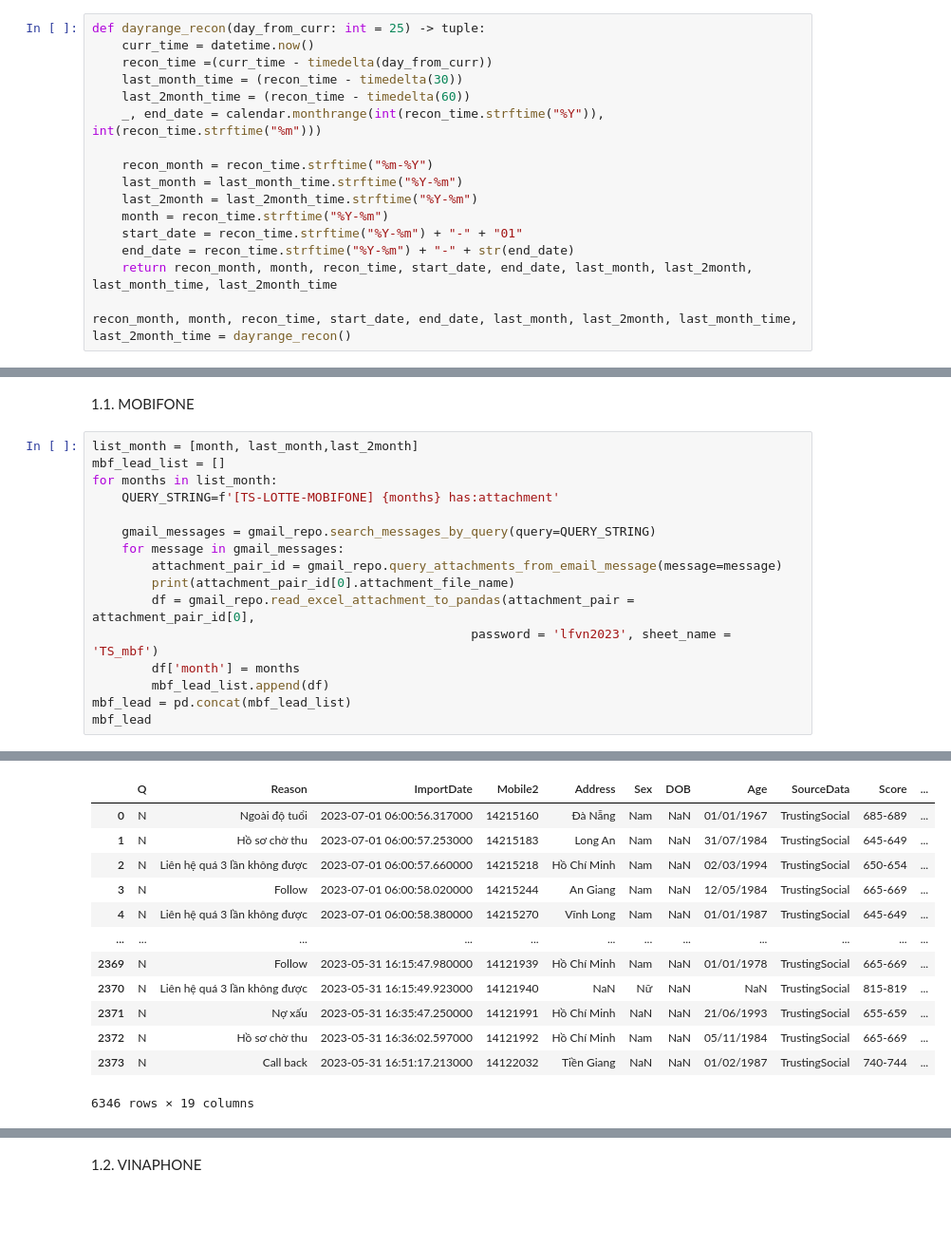
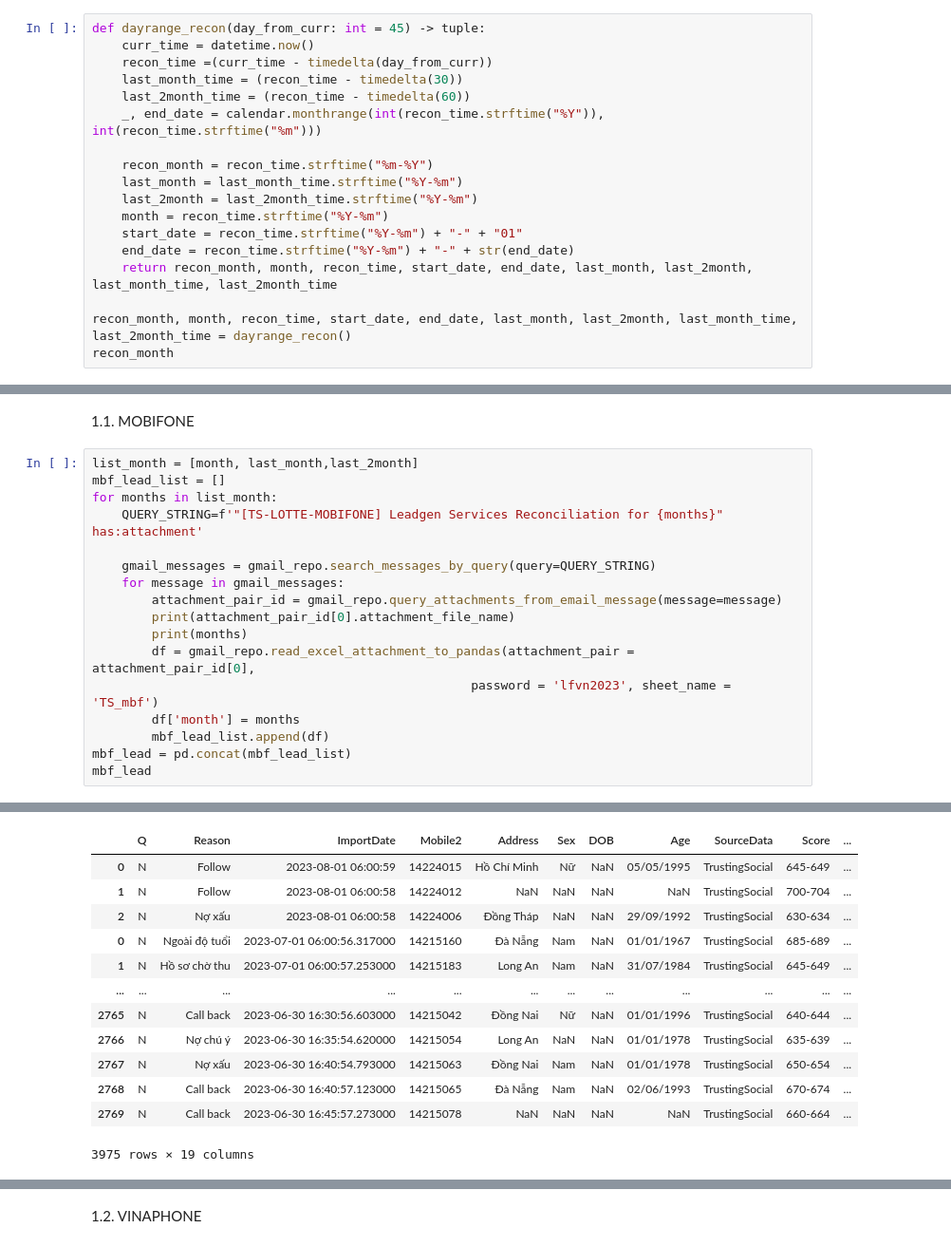
Before and after one commit to linh-nguyen-4-ts/reconcile, a Jupyter notebook: 03.Lotte/lotte_recon.ipynb, the cells around one changed output, grey strips where cells are left out. Shown at 95% size. Saved outputs shown, nothing was run; the diff lists cells and outputs as text; blank space fills up the shorter version.

Commit message:
add new reconcile files for new cycle 2023-09

```diff
--- a/03.Lotte/lotte_recon.ipynb
+++ b/03.Lotte/lotte_recon.ipynb
@@ -71,7 +71,7 @@ channel_id = "C04MYU3L7LN"
 user_id = "U0480LX5468"
 linh_id = "U047QMYB9TQ"
 # %%
-def dayrange_recon(day_from_curr: int = 25) -> tuple:
+def dayrange_recon(day_from_curr: int = 45) -> tuple:
     curr_time = datetime.now()
     recon_time =(curr_time - timedelta(day_from_curr))
     last_month_time = (recon_time - timedelta(30))
@@ -87,3 +87,4 @@ def dayrange_recon(day_from_curr: int = 25) -> tuple:
     return recon_month, month, recon_time, start_date, end_date, last_month, last_2month, last_month_time, last_2month_time
 
 recon_month, month, recon_time, start_date, end_date, last_month, last_2month, last_month_time, last_2month_time = dayrange_recon()
+recon_month
@@ -139,12 +142,13 @@ I - GET FILE FROM GMAIL
 list_month = [month, last_month,last_2month]
 mbf_lead_list = []
 for months in list_month:
-    QUERY_STRING=f'[TS-LOTTE-MOBIFONE] {months} has:attachment'
+    QUERY_STRING=f'"[TS-LOTTE-MOBIFONE] Leadgen Services Reconciliation for {months}" has:attachment'
 
     gmail_messages = gmail_repo.search_messages_by_query(query=QUERY_STRING)
     for message in gmail_messages:
         attachment_pair_id = gmail_repo.query_attachments_from_email_message(message=message)
         print(attachment_pair_id[0].attachment_file_name)
+        print(months)
         df = gmail_repo.read_excel_attachment_to_pandas(attachment_pair = attachment_pair_id[0],
                                                    password = 'lfvn2023', sheet_name = 'TS_mbf')
         df['month'] = months
@@ -158,16 +165,16 @@ Q_2305_sent TS_mbf_sms.xlsx
 |  | Q | Reason | ImportDate | Mobile2 | Address | Sex | DOB | Age | SourceData | Score | ... |
+| 0 | N | Follow | 2023-08-01 06:00:59 | 14224015 | Hồ Chí Minh | Nữ | NaN | 05/05/1995 | TrustingSocial | 645-649 | ... |
+| 1 | N | Follow | 2023-08-01 06:00:58 | 14224012 | NaN | NaN | NaN | NaN | TrustingSocial | 700-704 | ... |
+| 2 | N | Nợ xấu | 2023-08-01 06:00:58 | 14224006 | Đồng Tháp | NaN | NaN | 29/09/1992 | TrustingSocial | 630-634 | ... |
 | 0 | N | Ngoài độ tuổi | 2023-07-01 06:00:56.317000 | 14215160 | Đà Nẵng | Nam | NaN | 01/01/1967 | TrustingSocial | 685-689 | ... |
 | 1 | N | Hồ sơ chờ thu | 2023-07-01 06:00:57.253000 | 14215183 | Long An | Nam | NaN | 31/07/1984 | TrustingSocial | 645-649 | ... |
-| 2 | N | Liên hệ quá 3 lần không được | 2023-07-01 06:00:57.660000 | 14215218 | Hồ Chí Minh | Nam | NaN | 02/03/1994 | TrustingSocial | 650-654 | ... |
-| 3 | N | Follow | 2023-07-01 06:00:58.020000 | 14215244 | An Giang | Nam | NaN | 12/05/1984 | TrustingSocial | 665-669 | ... |
-| 4 | N | Liên hệ quá 3 lần không được | 2023-07-01 06:00:58.380000 | 14215270 | Vĩnh Long | Nam | NaN | 01/01/1987 | TrustingSocial | 645-649 | ... |
 | ... | ... | ... | ... | ... | ... | ... | ... | ... | ... | ... | ... |
-| 2369 | N | Follow | 2023-05-31 16:15:47.980000 | 14121939 | Hồ Chí Minh | Nam | NaN | 01/01/1978 | TrustingSocial | 665-669 | ... |
-| 2370 | N | Liên hệ quá 3 lần không được | 2023-05-31 16:15:49.923000 | 14121940 | NaN | Nữ | NaN | NaN | TrustingSocial | 815-819 | ... |
-| 2371 | N | Nợ xấu | 2023-05-31 16:35:47.250000 | 14121991 | Hồ Chí Minh | NaN | NaN | 21/06/1993 | TrustingSocial | 655-659 | ... |
-| 2372 | N | Hồ sơ chờ thu | 2023-05-31 16:36:02.597000 | 14121992 | Hồ Chí Minh | Nam | NaN | 05/11/1984 | TrustingSocial | 665-669 | ... |
-| 2373 | N | Call back | 2023-05-31 16:51:17.213000 | 14122032 | Tiền Giang | NaN | NaN | 01/02/1987 | TrustingSocial | 740-744 | ... |
+| 2765 | N | Call back | 2023-06-30 16:30:56.603000 | 14215042 | Đồng Nai | Nữ | NaN | 01/01/1996 | TrustingSocial | 640-644 | ... |
+| 2766 | N | Nợ chú ý | 2023-06-30 16:35:54.620000 | 14215054 | Long An | NaN | NaN | 01/01/1978 | TrustingSocial | 635-639 | ... |
+| 2767 | N | Nợ xấu | 2023-06-30 16:40:54.793000 | 14215063 | Đồng Nai | Nam | NaN | 01/01/1978 | TrustingSocial | 650-654 | ... |
+| 2768 | N | Call back | 2023-06-30 16:40:57.123000 | 14215065 | Đà Nẵng | Nam | NaN | 02/06/1993 | TrustingSocial | 670-674 | ... |
+| 2769 | N | Call back | 2023-06-30 16:45:57.273000 | 14215078 | NaN | NaN | NaN | NaN | TrustingSocial | 660-664 | ... |
-6346 rows × 19 columns
+3975 rows × 19 columns
 # %%
 mbf_lead = mbf_lead.rename(columns = {'Q': 'qualify', 'Mobile2': 'lead_id'})
 mbf_lead.groupby(['month', 'Telco', 'SubmitData']).agg({'lead_id': 'count'})
```
Also changed, not shown: parts of 32 cells of this notebook, 29 other files.
